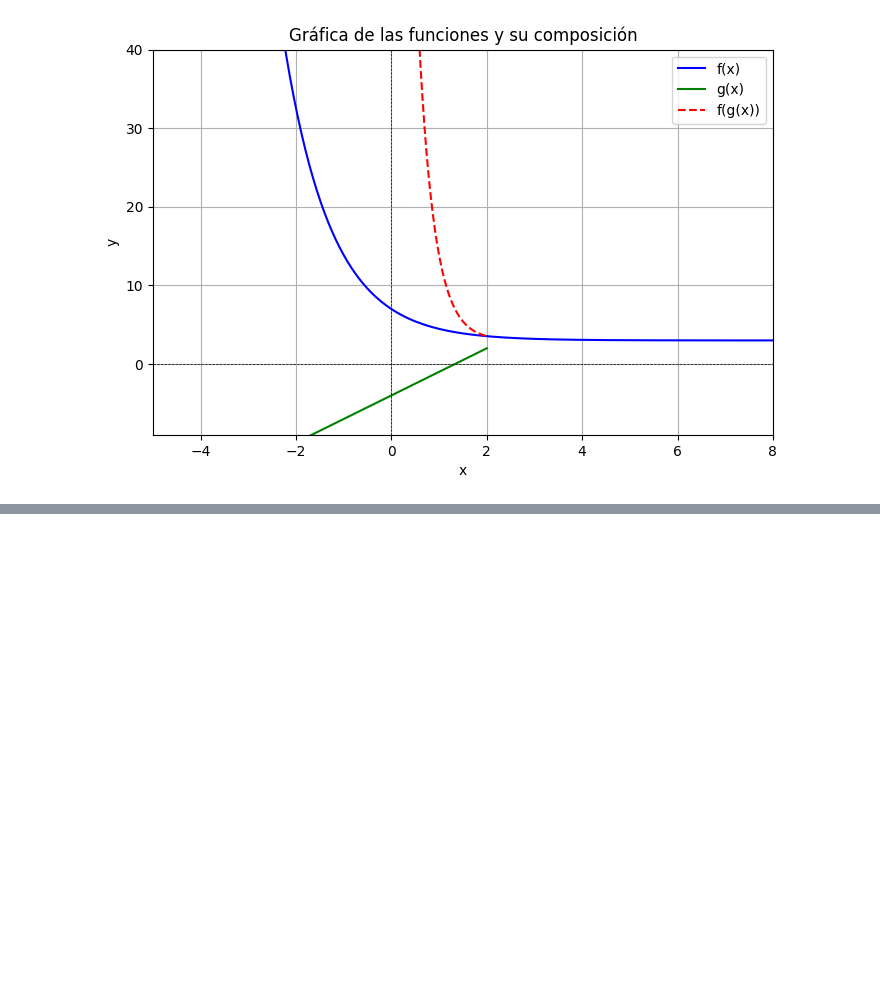
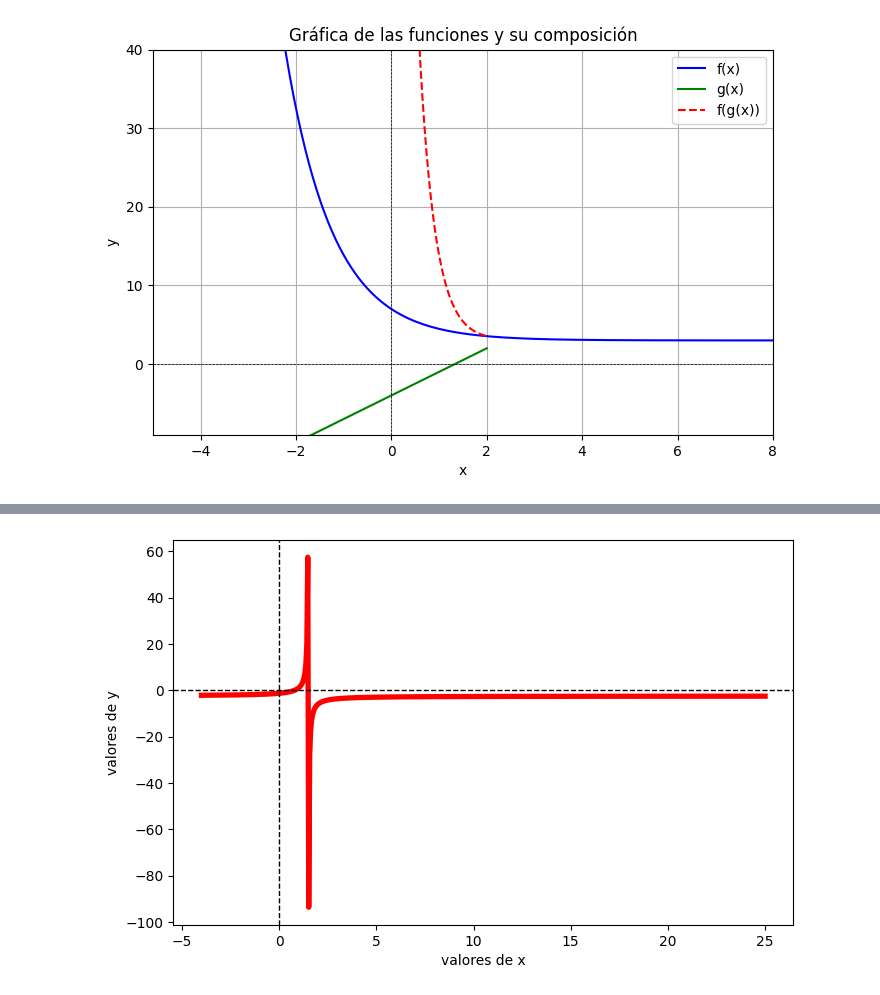
Before and after one commit to jarsmp37/progavan, a Jupyter notebook: gráficas_cálculo.ipynb, the cells around one changed output, grey strips where cells are left out. Saved outputs shown, nothing was run; the diff lists cells and outputs as text; code cells hidden in the pictures; blank space fills up the shorter version.

```diff
--- a/gráficas_cálculo.ipynb
+++ b/gráficas_cálculo.ipynb
@@ -149,0 +215,24 @@ plt.show()
+# %%
+import matplotlib.pyplot as plt
+import numpy as np
+
+x=np.linspace(-4,25,600)
+
+y=(5*x-4)/(3-2*x)
+
+plt.figure(figsize=(8,5))
+
+plt.plot(x,y,label="y=2x+3",linewidth=3.8,color="red")
+#plt.title("Gráfica de una función arctan(x)")
+plt.xlabel("valores de x")
+plt.ylabel("valores de y")
+plt.axhline(0,color="black",linewidth=1,linestyle="--")
+plt.axvline(0,color="black",linewidth=1,linestyle="--")
+#plt.axvline(5,color="blue",linewidth=1,linestyle="--")
+
+#plt.ylim(-10,18)
+#plt.xlim(-1,1)
+
+plt.show()
+# %% [output]
+[figure, added]
```
Also changed, not shown: parts of 5 cells of this notebook, 26 other files.
